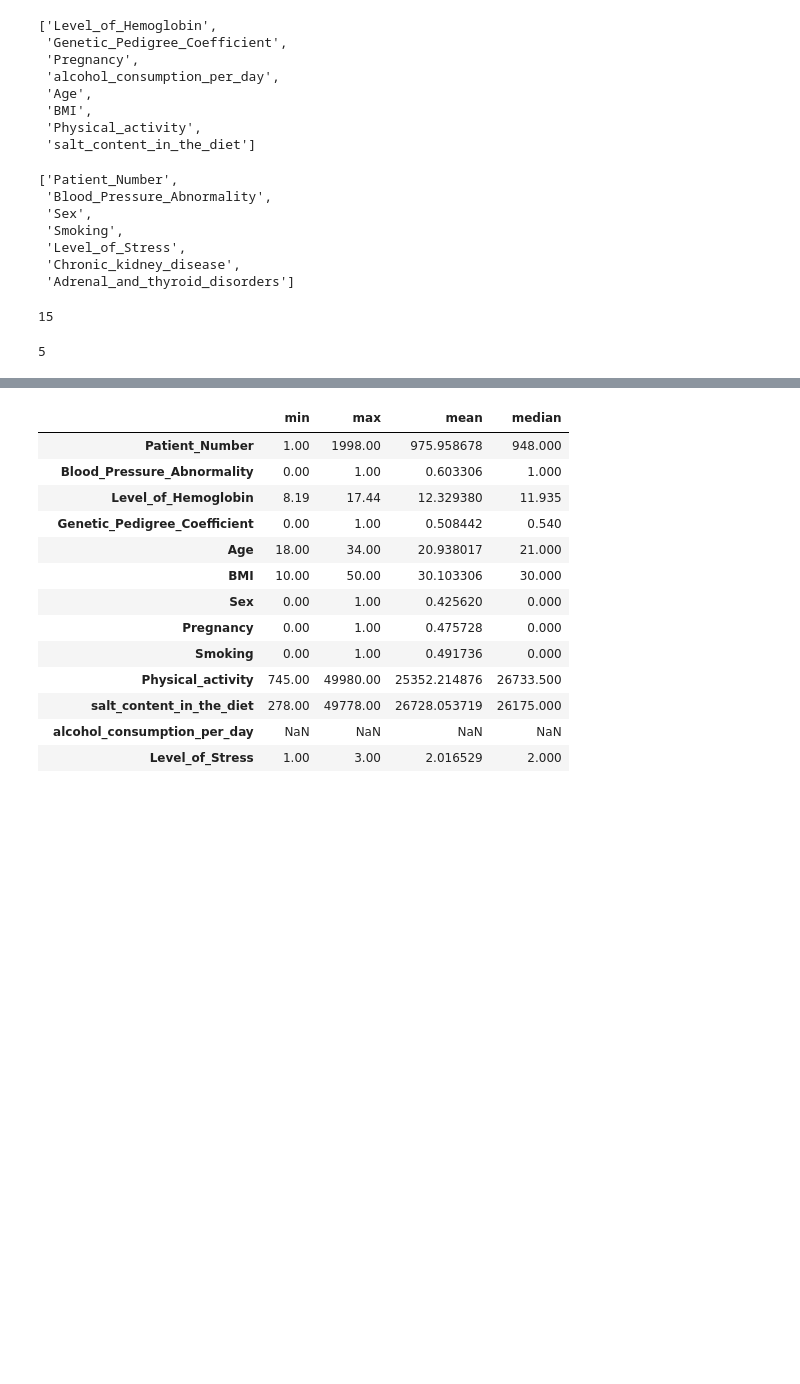
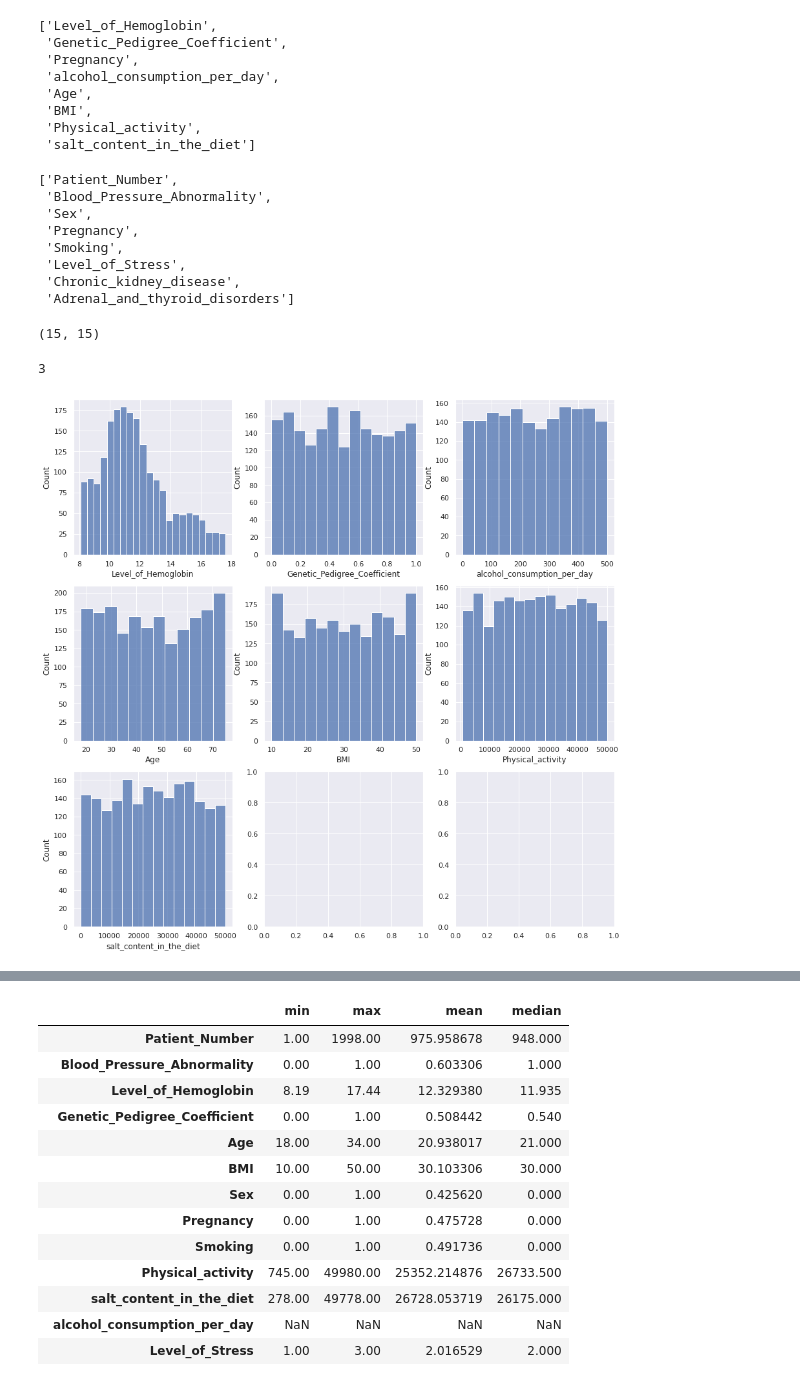
Before and after one commit to varunkr24/Machine-Learning, a Jupyter notebook: Classify_Abnormal_BP.ipynb, the cells around one changed output, grey strips where cells are left out. Saved outputs shown, nothing was run; the diff lists cells and outputs as text; code cells hidden in the pictures; blank space fills up the shorter version.

```diff
--- a/Classify_Abnormal_BP.ipynb
+++ b/Classify_Abnormal_BP.ipynb
@@ -178,6 +181,8 @@ float_cols
  'BMI',
  'Physical_activity',
  'salt_content_in_the_diet']
+# %%
+float_cols.remove('Pregnancy')
 # %%
 object_cols = [col for col in df.columns if (col not in float_cols and col not in int_cols)]
 object_cols
@@ -185,18 +190,29 @@ object_cols
 ['Patient_Number',
  'Blood_Pressure_Abnormality',
  'Sex',
+ 'Pregnancy',
  'Smoking',
  'Level_of_Stress',
  'Chronic_kidney_disease',
  'Adrenal_and_thyroid_disorders']
 # %%
-len(float_cols + object_cols)
+len(float_cols + object_cols), df.shape[1]
 # %% [output]
-15
+(15, 15)
 # %%
-rows_float_cols = int(np.ceil(len(df.columns)/3))
+rows_float_cols = int(np.ceil(len(float_cols)/3))
 rows_float_cols
 # %% [output]
-5
+3
+# %%
+#let's get distribution plot of these variables
+f, axes = plt.subplots(rows_float_cols, 3,figsize=(15,15))
+i = 1
+for col in float_cols:
+    plt.subplot(rows_float_cols,3,i)
+    sns.histplot( data=df, x = col)
+    i = i+1
+# %% [output]
+[figure, added]
 # %%
 #let's get boxplots of these variables
```
Also changed, not shown: parts of 28 cells of this notebook.
